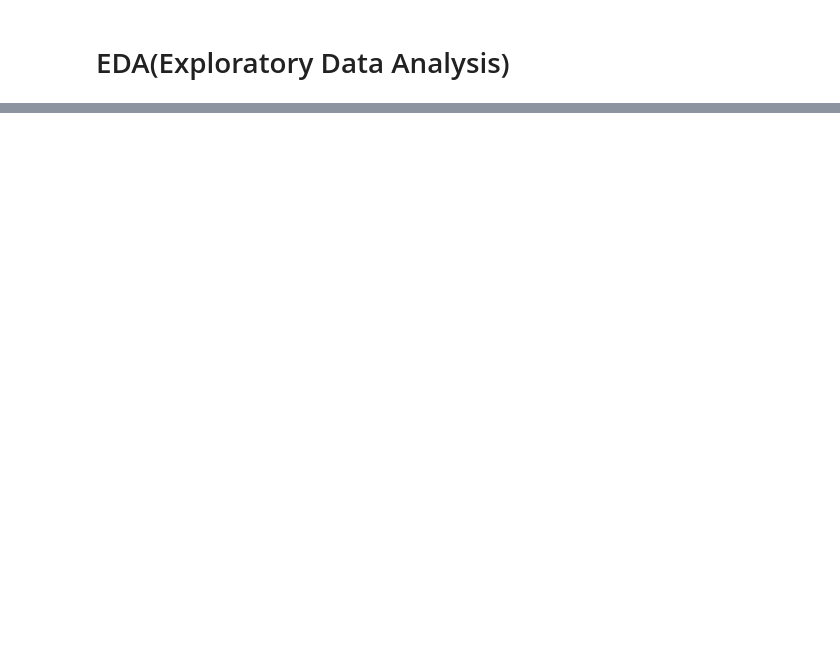
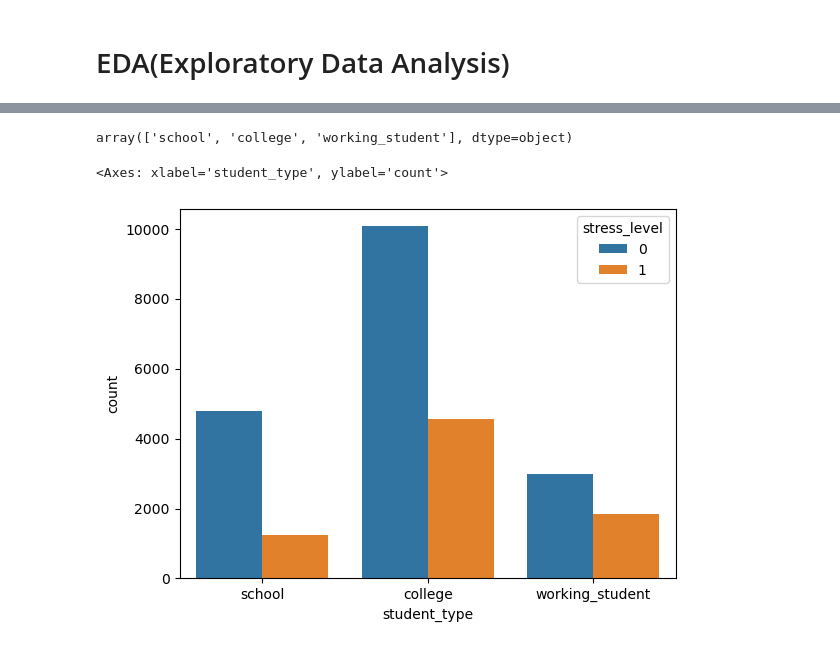
Before and after one commit to xamidovasadbekdev-arch/StudentLifestyleAndStressDataset, a Jupyter notebook: main.ipynb, the cells around one changed output, grey strips where cells are left out. Drawn from its saved outputs; the diff is of its cells as text; code cells hidden in the pictures; blank space fills up the shorter version.

```diff
--- a/main.ipynb
+++ b/main.ipynb
@@ -439,0 +467,9 @@ df.describe()
+# %%
+df.student_type.unique()
+# %% [output]
+array(['school', 'college', 'working_student'], dtype=object)
+# %%
+sns.countplot(x="student_type", data=df, hue="stress_level")
+# %% [output]
+<Axes: xlabel='student_type', ylabel='count'>
+[figure, added]
```
Also changed, not shown: parts of 37 cells of this notebook.
